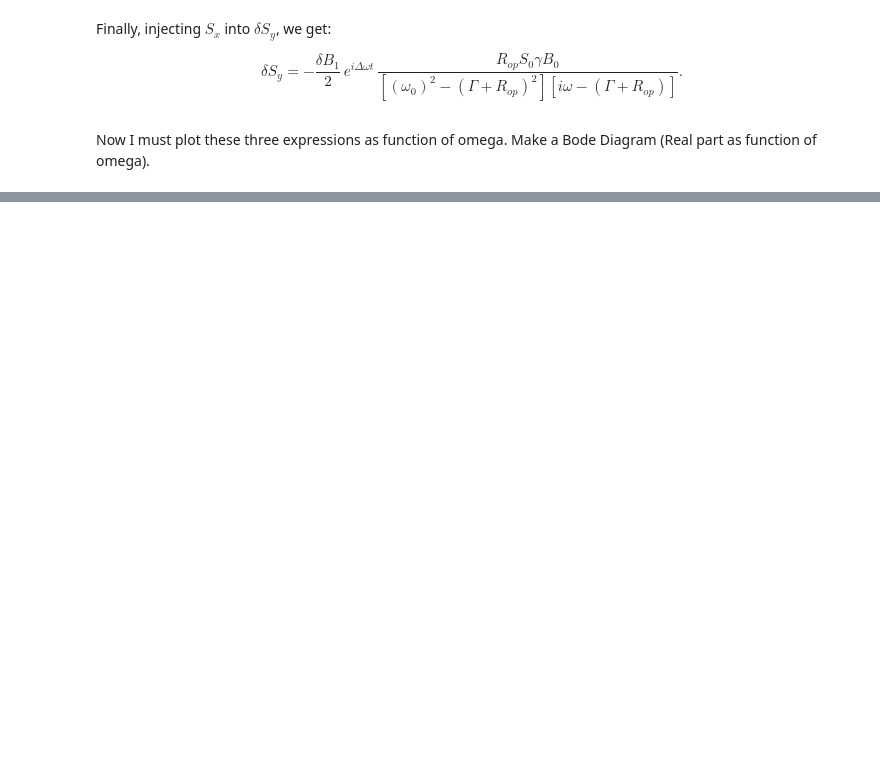
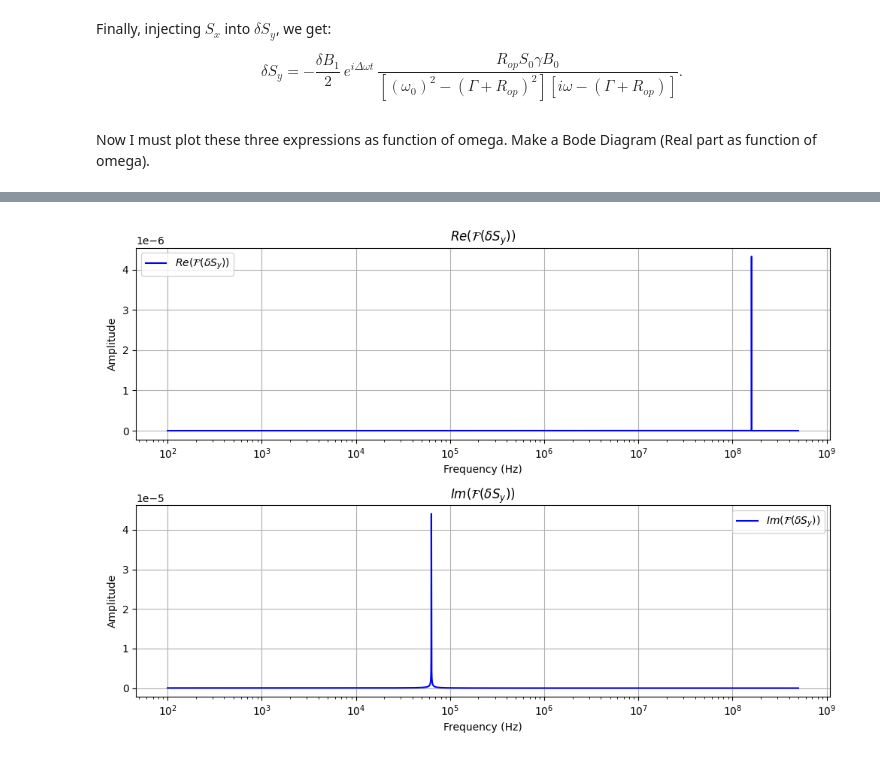
Before and after one commit to GuillaumeCLEMENT314/FHNW-, a Jupyter notebook: Bloch_symoblic_resolution.ipynb, the cells around one changed output, grey strips where cells are left out. Cells and saved outputs as stored; diff of their text form; code cells hidden in the pictures; blank space fills up the shorter version.

```diff
--- a/Bloch_symoblic_resolution.ipynb
+++ b/Bloch_symoblic_resolution.ipynb
@@ -198,0 +221,40 @@ plt.show()
+# %%
+dt = t_vector[1] - t_vector[0]
+fs = 1/dt
+N = len(t_vector)
+
+fft_signal_real    = np.fft.fftshift(np.fft.fft(dSy_w_real))
+fft_signal_imag    = np.fft.fftshift(np.fft.fft(dSy_t_imag))
+
+freq = np.fft.fftfreq(N, d=dt)
+freq_centered = np.fft.fftshift(freq)
+
+mid = N // 2
+freq_pos            = freq_centered[mid+1:]
+fft_signal_real_pos = fft_signal_real[mid+1:]
+fft_signal_imag_pos = fft_signal_imag[mid+1:]
+
+fig, axes = plt.subplots(nrows=2, ncols=1, figsize=(10, 7))
+
+axes[0].plot(freq_pos, np.abs(fft_signal_real_pos), color='b',
+             label=r'$Re(\mathcal{F}(\delta S_y))$')
+axes[0].set_title(r'$Re(\mathcal{F}(\delta S_y))$')
+axes[0].set_xlabel("Frequency (Hz)")
+axes[0].set_ylabel("Amplitude")
+axes[0].legend()
+axes[0].grid(True)
+axes[0].set_xscale('log')
+
+axes[1].plot(freq_pos, np.abs(fft_signal_imag_pos), color='b',
+             label=r'$Im(\mathcal{F}(\delta S_y))$')
+axes[1].set_title(r'$Im(\mathcal{F}(\delta S_y))$')
+axes[1].set_xlabel("Frequency (Hz)")
+axes[1].set_ylabel("Amplitude")
+axes[1].legend()
+axes[1].grid(True)
+axes[1].set_xscale('log')
+
+plt.tight_layout()
+plt.show()
+# %% [output]
+[figure, added]
```
Also changed, not shown: parts of 7 cells of this notebook, 2 other files.
